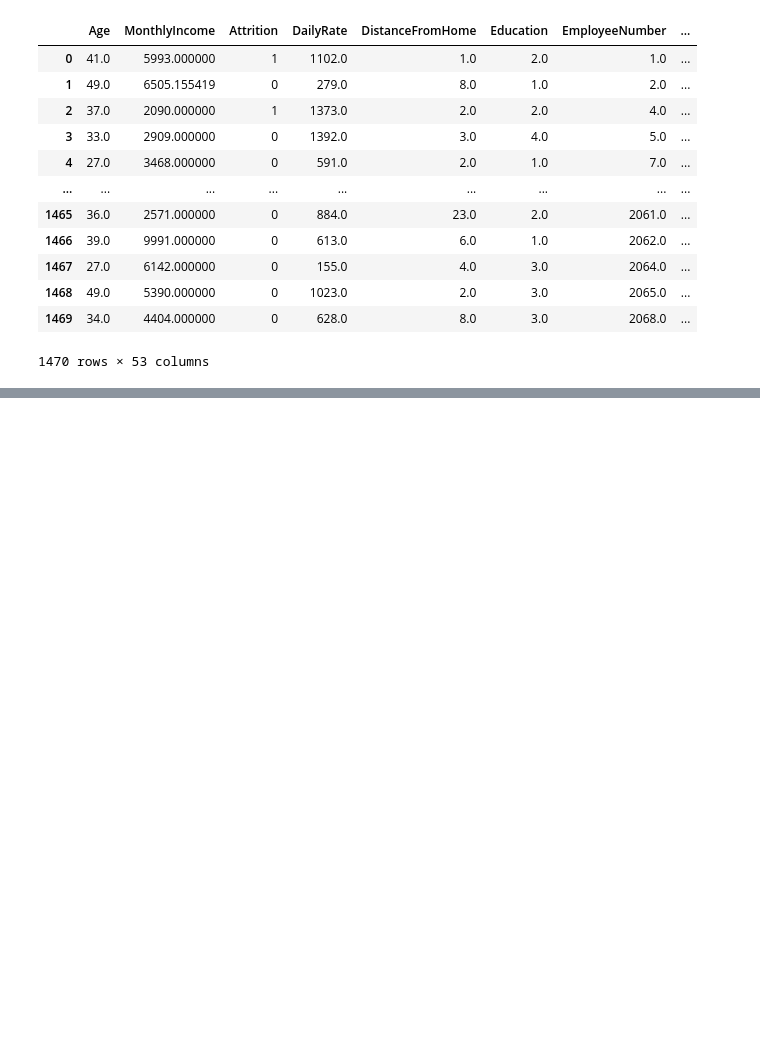
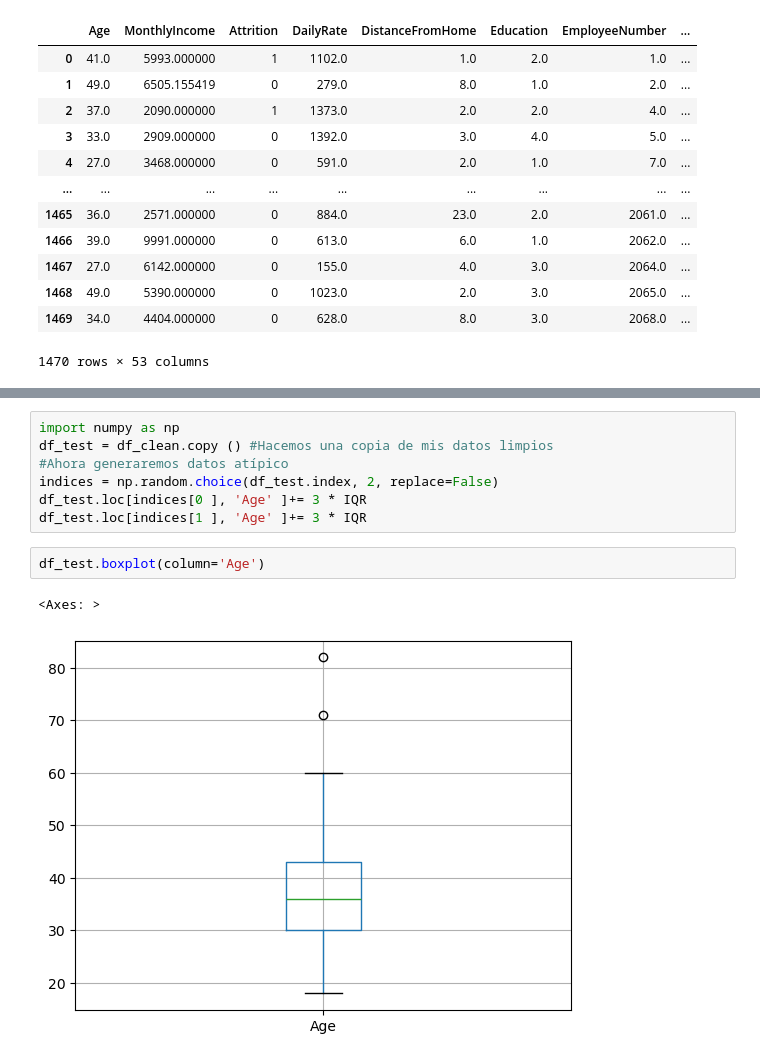
Before and after one commit to Reydi-01/Diplomado-IA-Reydi, a Jupyter notebook: Modulo_3/Proyecto_1/Importar_datos.ipynb, the cells around one changed output, grey strips where cells are left out. Saved outputs shown, nothing was run; the diff lists cells and outputs as text; blank space fills up the shorter version.

```diff
--- a/Modulo_3/Proyecto_1/Importar_datos.ipynb
+++ b/Modulo_3/Proyecto_1/Importar_datos.ipynb
@@ -648,0 +703,12 @@ df_clean.describe()
+# %%
+import numpy as np
+df_test = df_clean.copy () #Hacemos una copia de mis datos limpios
+#Ahora generaremos datos atípico
+indices = np.random.choice(df_test.index, 2, replace=False)
+df_test.loc[indices[0 ], 'Age' ]+= 3 * IQR
+df_test.loc[indices[1 ], 'Age' ]+= 3 * IQR
+# %%
+df_test.boxplot(column='Age')
+# %% [output]
+<Axes: >
+[figure, added]
```
Also changed, not shown: parts of 17 cells of this notebook, 16 other files.
